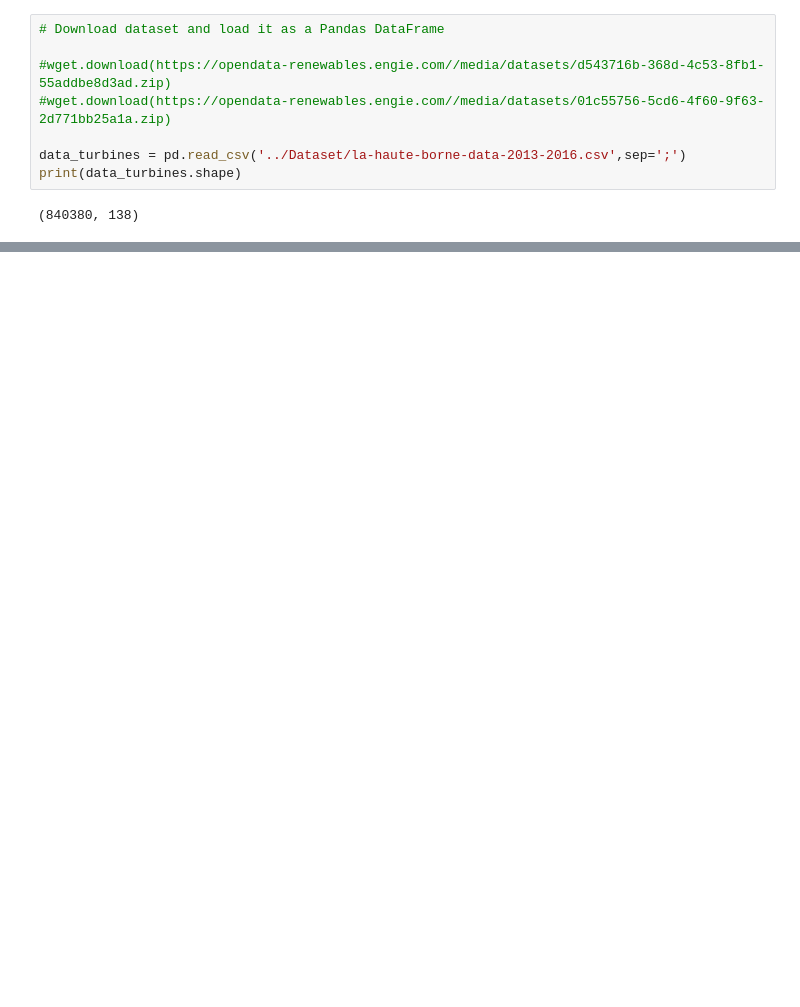
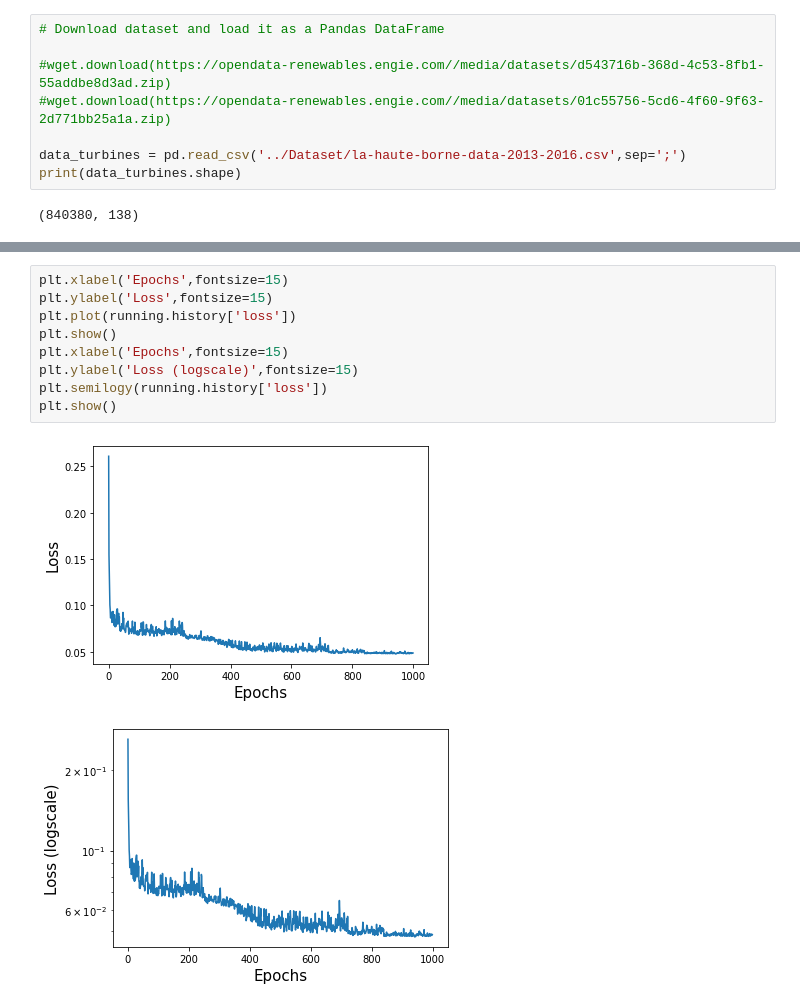
Before and after one commit to alfonsogijon/WindTurbines_PINNs, a Jupyter notebook: Code/Regression-NN-LHBD2013.ipynb, the cells around one changed output, grey strips where cells are left out. Cells and saved outputs as stored; diff of their text form; blank space fills up the shorter version.

```diff
--- a/Code/Regression-NN-LHBD2013.ipynb
+++ b/Code/Regression-NN-LHBD2013.ipynb
@@ -61,0 +168,12 @@ print(v_wind.shape)
+# %%
+plt.xlabel('Epochs',fontsize=15)
+plt.ylabel('Loss',fontsize=15)
+plt.plot(running.history['loss'])
+plt.show()
+plt.xlabel('Epochs',fontsize=15)
+plt.ylabel('Loss (logscale)',fontsize=15)
+plt.semilogy(running.history['loss'])
+plt.show()
+# %% [output]
+[figure, added]
+[figure, added]
```
Also changed, not shown: parts of 6 cells of this notebook, 2 other files.
